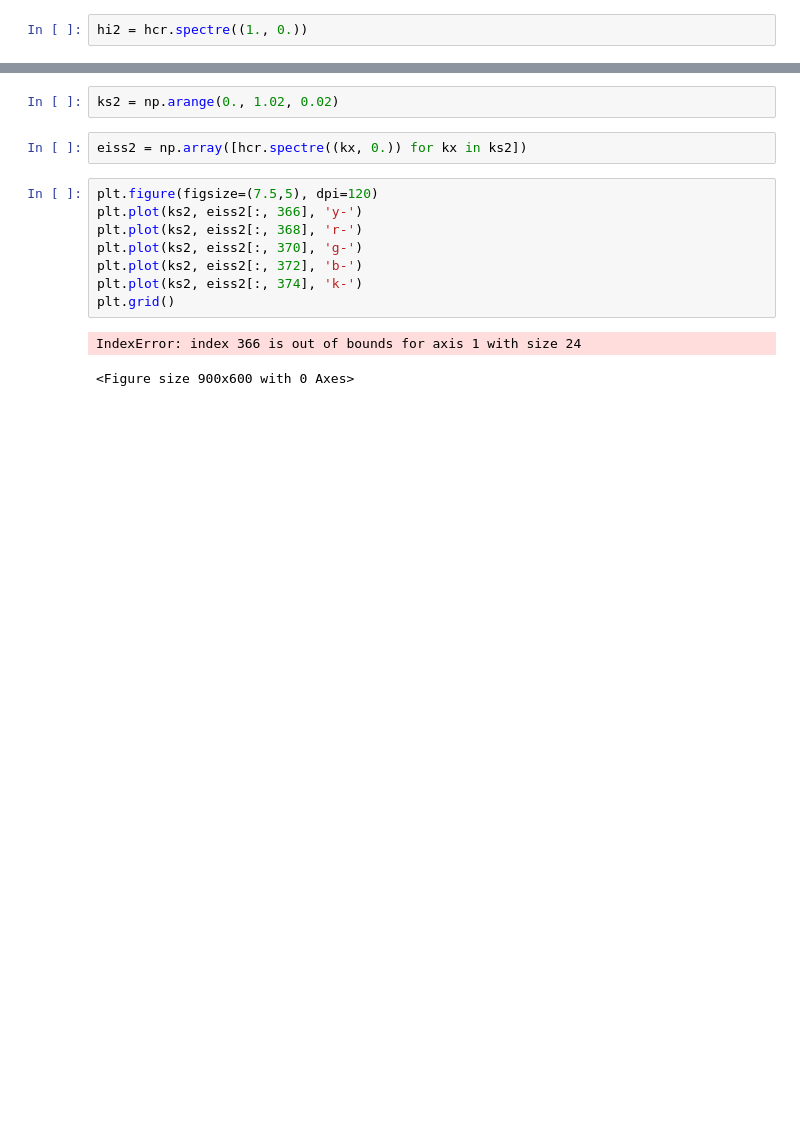
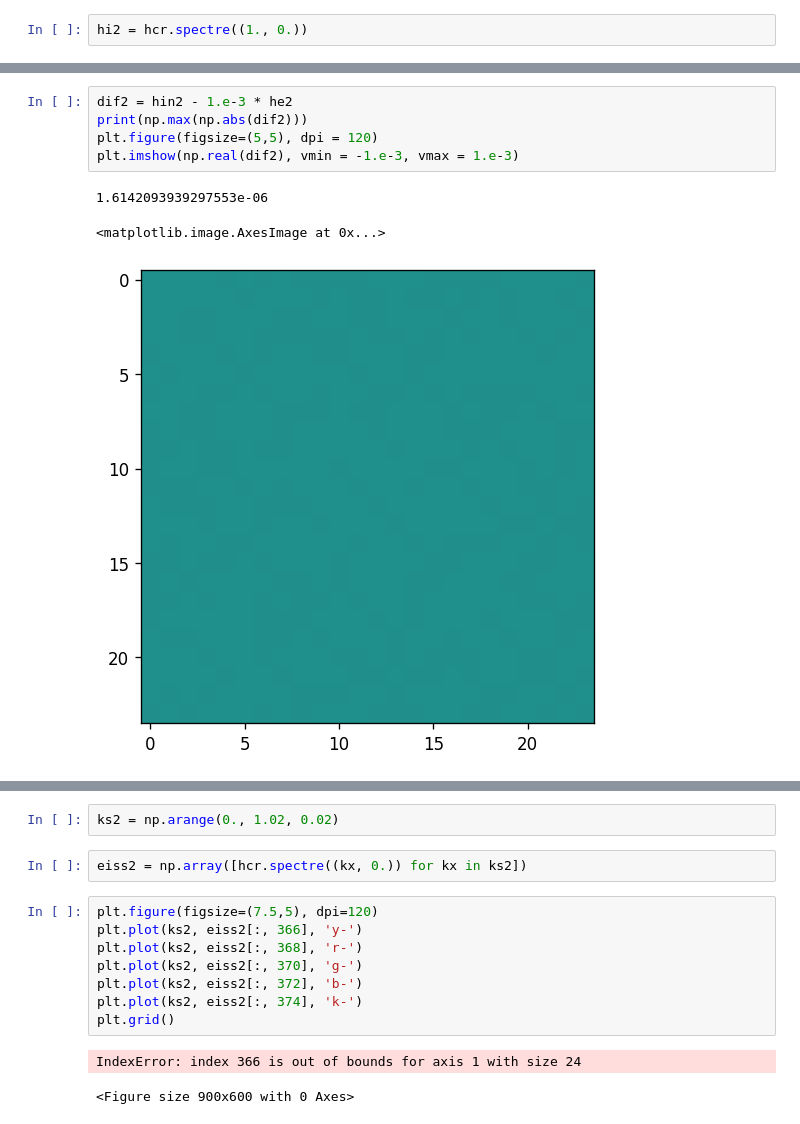
Before and after one commit to NeilKulikov/CppHgCdTe, a Jupyter notebook: interop/bindings/test.ipynb, the cells around one changed output, grey strips where cells are left out. Saved outputs shown, nothing was run; the diff lists cells and outputs as text; blank space fills up the shorter version.

```diff
--- a/interop/bindings/test.ipynb
+++ b/interop/bindings/test.ipynb
@@ -44,0 +52,9 @@ hi2 = hcr.spectre((1., 0.))
+# %%
+dif2 = hin2 - 1.e-3 * he2
+print(np.max(np.abs(dif2)))
+plt.figure(figsize=(5,5), dpi = 120)
+plt.imshow(np.real(dif2), vmin = -1.e-3, vmax = 1.e-3)
+# %% [output]
+1.6142093939297553e-06
+<matplotlib.image.AxesImage at 0x...>
+[figure, added]
```
Also changed, not shown: parts of 12 cells of this notebook, 8 other files.
